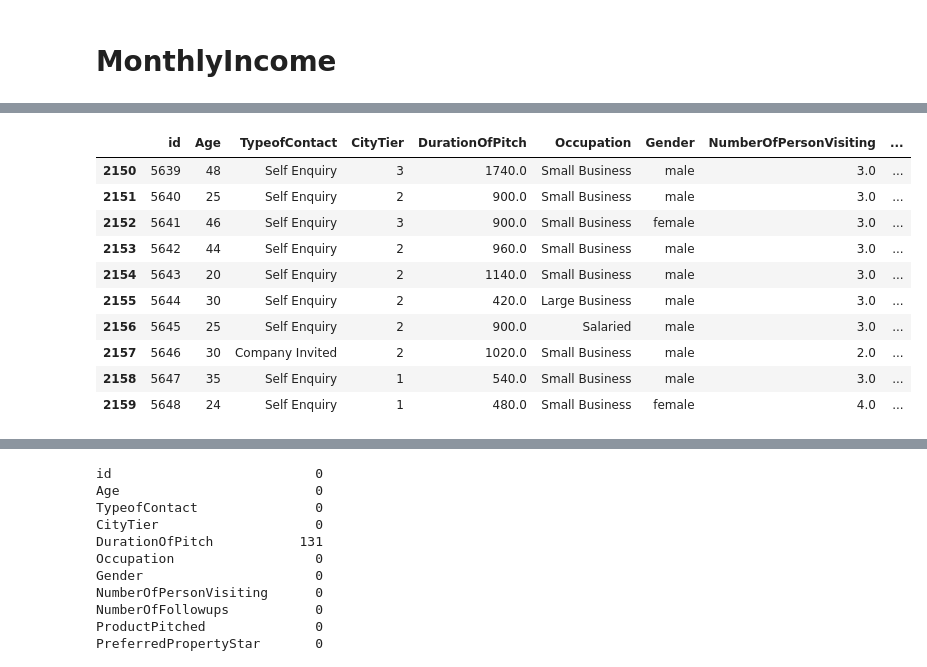
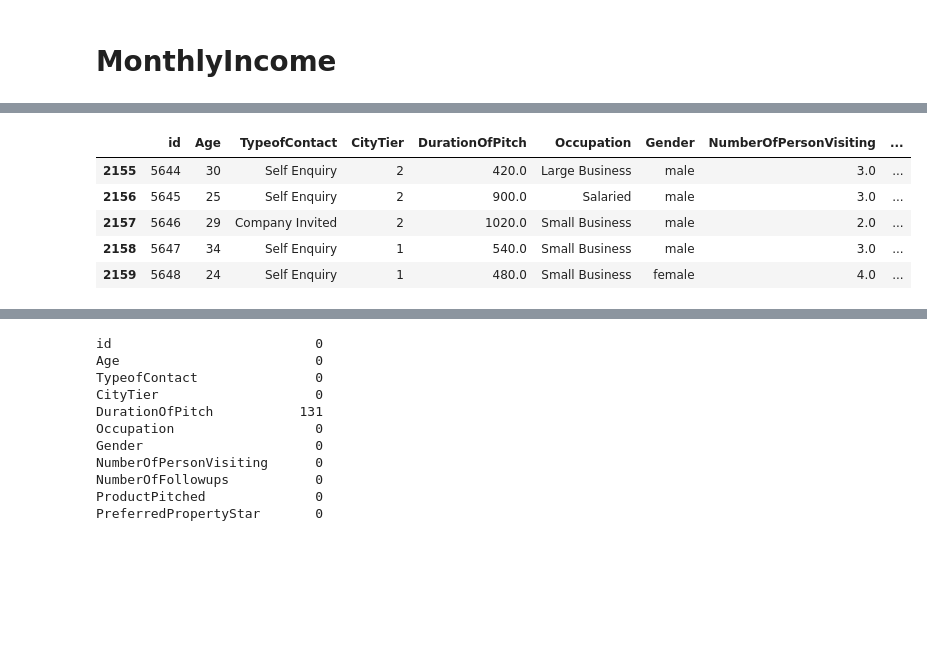
Before and after one commit to RickHub0115/SIGNATE-Summer-Cup-2024, a Jupyter notebook: scr/null/null_2_income.ipynb, the cells around one changed output, grey strips where cells are left out. Saved outputs shown, nothing was run; the diff lists cells and outputs as text; code cells hidden in the pictures; blank space fills up the shorter version.

```diff
--- a/scr/null/null_2_income.ipynb
+++ b/scr/null/null_2_income.ipynb
@@ -222,14 +210,9 @@ df_train[2550:2560]
 # %%
-df_test[2150:2160]
+df_test[2155:2160]
 # %% [output]
 |  | id | Age | TypeofContact | CityTier | DurationOfPitch | Occupation | Gender | NumberOfPersonVisiting | ... |
-| 2150 | 5639 | 48 | Self Enquiry | 3 | 1740.0 | Small Business | male | 3.0 | ... |
-| 2151 | 5640 | 25 | Self Enquiry | 2 | 900.0 | Small Business | male | 3.0 | ... |
-| 2152 | 5641 | 46 | Self Enquiry | 3 | 900.0 | Small Business | female | 3.0 | ... |
-| 2153 | 5642 | 44 | Self Enquiry | 2 | 960.0 | Small Business | male | 3.0 | ... |
-| 2154 | 5643 | 20 | Self Enquiry | 2 | 1140.0 | Small Business | male | 3.0 | ... |
 | 2155 | 5644 | 30 | Self Enquiry | 2 | 420.0 | Large Business | male | 3.0 | ... |
 | 2156 | 5645 | 25 | Self Enquiry | 2 | 900.0 | Salaried | male | 3.0 | ... |
-| 2157 | 5646 | 30 | Company Invited | 2 | 1020.0 | Small Business | male | 2.0 | ... |
-| 2158 | 5647 | 35 | Self Enquiry | 1 | 540.0 | Small Business | male | 3.0 | ... |
+| 2157 | 5646 | 29 | Company Invited | 2 | 1020.0 | Small Business | male | 2.0 | ... |
+| 2158 | 5647 | 34 | Self Enquiry | 1 | 540.0 | Small Business | male | 3.0 | ... |
 | 2159 | 5648 | 24 | Self Enquiry | 1 | 480.0 | Small Business | female | 4.0 | ... |
```
Also changed, not shown: parts of 17 cells of this notebook, 14 other files.
